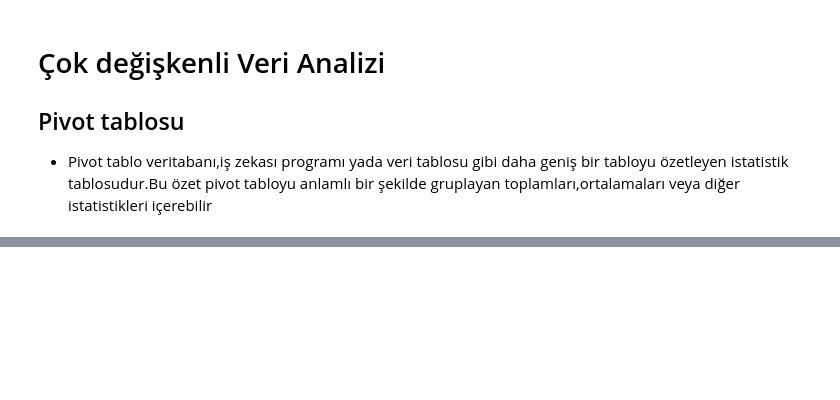
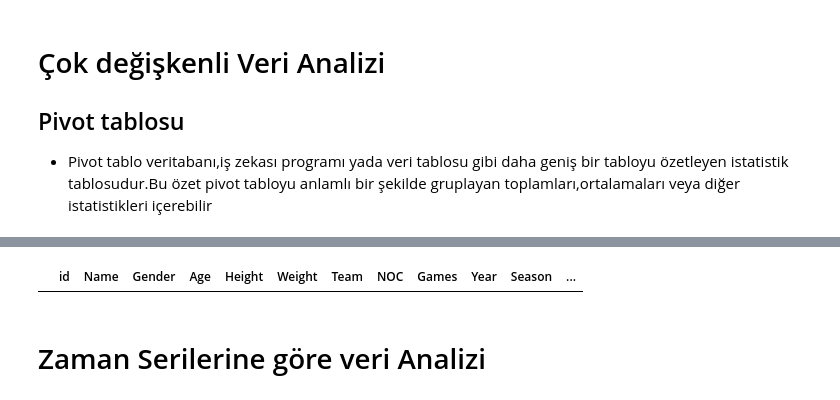
Before and after one commit to ilkerCelimli/DataScience-Olimpiyatlar, a Jupyter notebook: olimpiyat_veriseti_inceleme.ipynb, the cells around one changed output, grey strips where cells are left out. Saved outputs shown, nothing was run; the diff lists cells and outputs as text; code cells hidden in the pictures; blank space fills up the shorter version.

```diff
--- a/olimpiyat_veriseti_inceleme.ipynb
+++ b/olimpiyat_veriseti_inceleme.ipynb
@@ -515,0 +507,29 @@ temp_data[["Gender","Medal_Gold","Medal_Silver","Medal_Bronze"]].groupby("Gender
+# %%
+def anomali_detection(df,property):
+    outlier_indices = []
+
+    for c in property:
+        # 1. çeyrek
+        Q1 = np.percentile(df[c],25)
+        # 3. çeyrek
+        Q3 = np.percentile(df[c],75)
+        # IQR: Çeyrekler açıklığı
+        IQR = Q3 - Q1
+        # aykırı tespiti için çarpan
+        outlier_step = IQR * 1.5
+        # aykırıyı ve aykırı indeksini tespit et
+        outlier_list_col = df[(df[c] < Q1 - outlier_step) | (df[c] > Q3 + outlier_step)].index
+        # indeksleri depola
+        outlier_indices.extend(outlier_list_col)
+
+    # eşsiz aykırı değerleri bul
+    outlier_indices = Counter(outlier_indices)
+    # eğer bir örnek (v) 1 farklı sütun için aykırı değerse bunu aykırı olarak kabul et (v>1)
+    multiple_outliers = list(i for i, v in outlier_indices.items() if v > 1)
+    return multiple_outliers
+# %%
+data_anomali = df.loc[anomali_detection(df,["Age","Height","Weight"])]
+# %% [output]
+|  | id | Name | Gender | Age | Height | Weight | Team | NOC | Games | Year | Season | ... |
+# %% [markdown]
+# Zaman Serilerine göre veri Analizi
```
Also changed, not shown: parts of 20 cells of this notebook, 1 other file.
